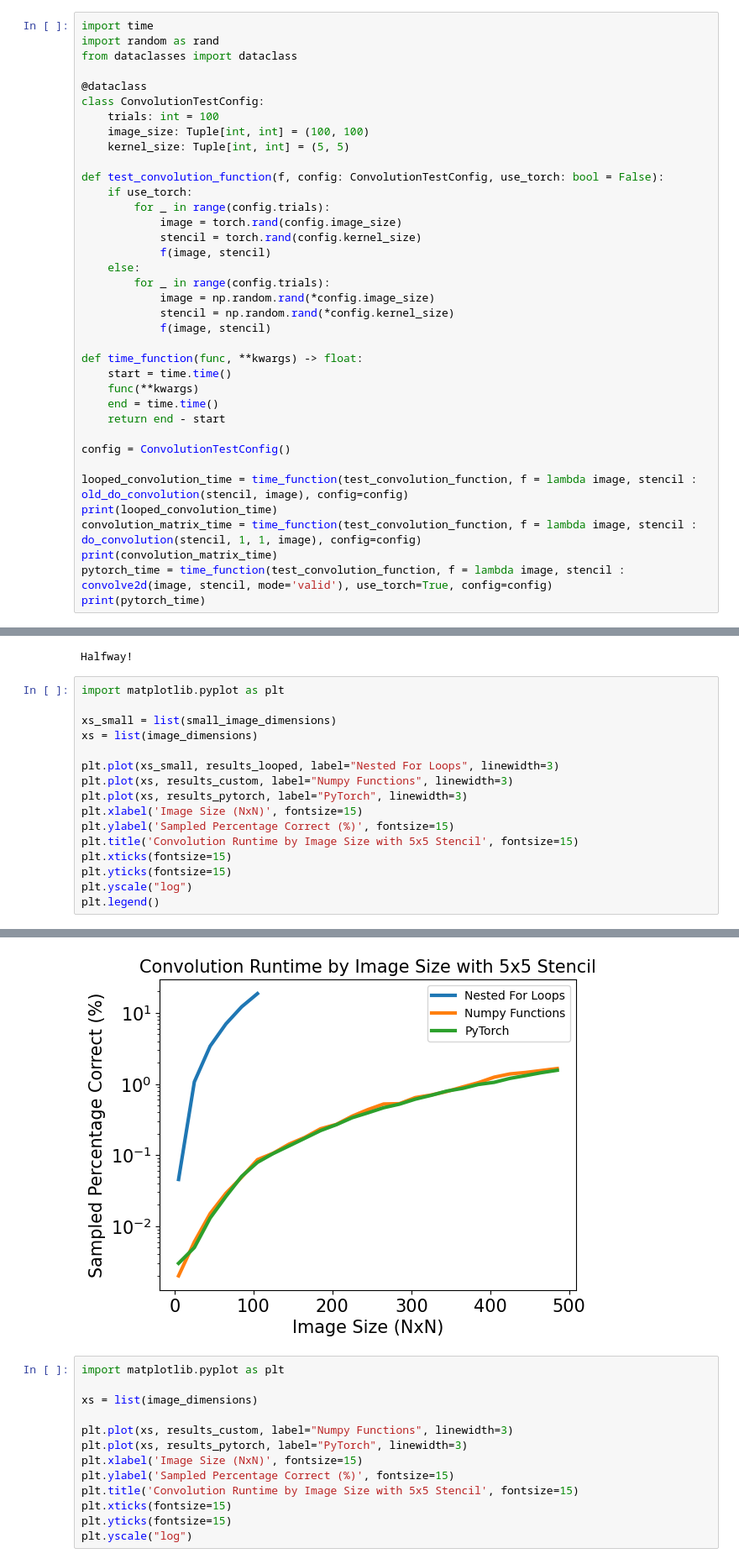
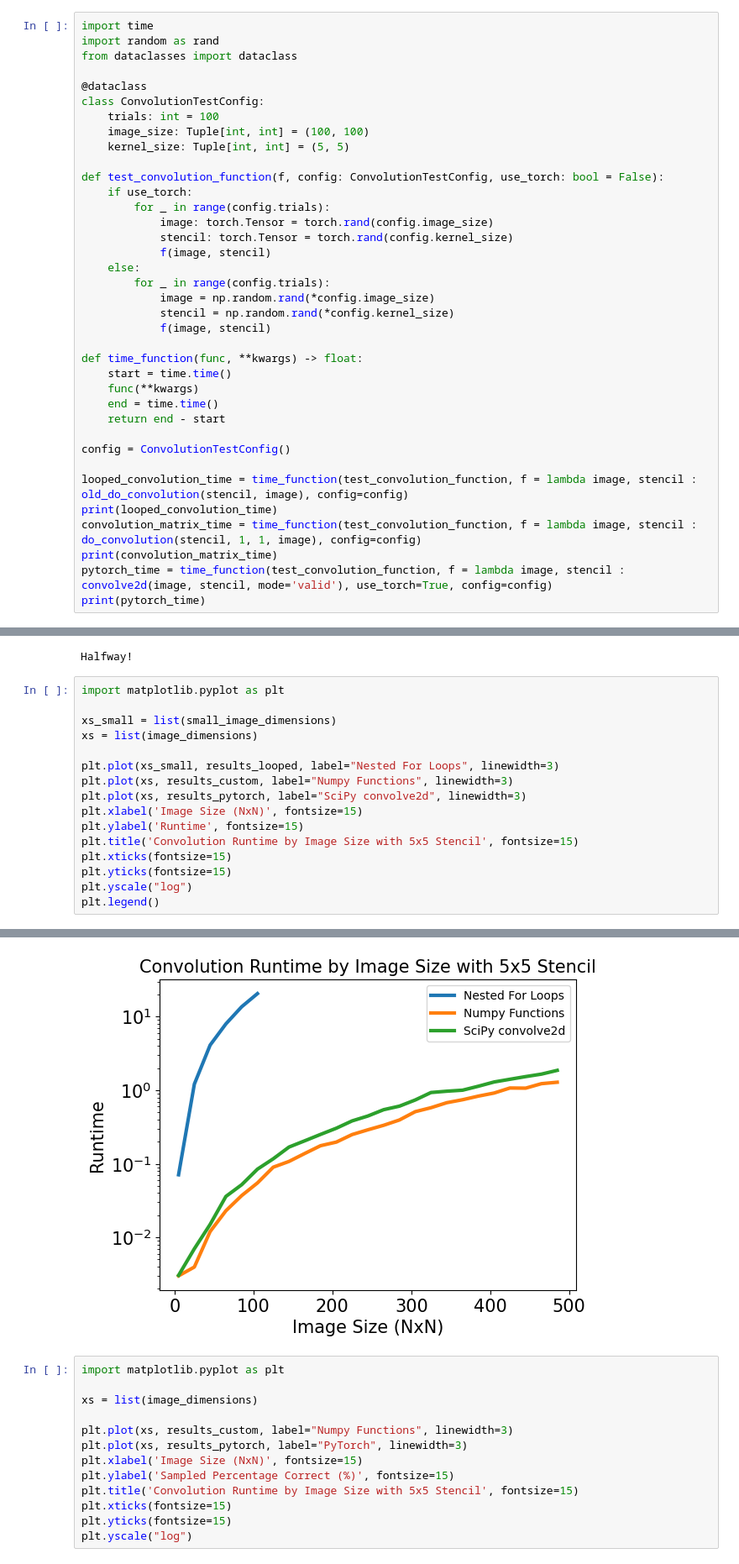
Before and after one commit to ryyanmapes/Neural-Networks-from-Nothing, a Jupyter notebook: advanced_autodiff/experiments/developing_cnns.ipynb, the cells around one changed output, grey strips where cells are left out. Shown at 84% size. Drawn from its saved outputs; the diff is of its cells as text.

```diff
--- a/advanced_autodiff/experiments/developing_cnns.ipynb
+++ b/advanced_autodiff/experiments/developing_cnns.ipynb
@@ -467,8 +470,8 @@ class ConvolutionTestConfig:
 def test_convolution_function(f, config: ConvolutionTestConfig, use_torch: bool = False):
     if use_torch:
         for _ in range(config.trials):
-            image = torch.rand(config.image_size)
-            stencil = torch.rand(config.kernel_size)
+            image: torch.Tensor = torch.rand(config.image_size)
+            stencil: torch.Tensor = torch.rand(config.kernel_size)
             f(image, stencil)
     else:
         for _ in range(config.trials):
@@ -518,22 +523,22 @@ Halfway!
 # %%
 import matplotlib.pyplot as plt
 
 xs_small = list(small_image_dimensions)
 xs = list(image_dimensions)
 
 plt.plot(xs_small, results_looped, label="Nested For Loops", linewidth=3)
 plt.plot(xs, results_custom, label="Numpy Functions", linewidth=3)
-plt.plot(xs, results_pytorch, label="PyTorch", linewidth=3)
+plt.plot(xs, results_pytorch, label="SciPy convolve2d", linewidth=3)
 plt.xlabel('Image Size (NxN)', fontsize=15)
-plt.ylabel('Sampled Percentage Correct (%)', fontsize=15)
+plt.ylabel('Runtime', fontsize=15)
 plt.title('Convolution Runtime by Image Size with 5x5 Stencil', fontsize=15)
 plt.xticks(fontsize=15)
 plt.yticks(fontsize=15)
 plt.yscale("log")
 plt.legend()
 # %% [output]
 <matplotlib.legend.Legend at 0x...>
-[figure, old version]
+[figure, new version]
 # %%
 import matplotlib.pyplot as plt
 
```
Also changed, not shown: parts of 11 cells of this notebook, 4 other files.
